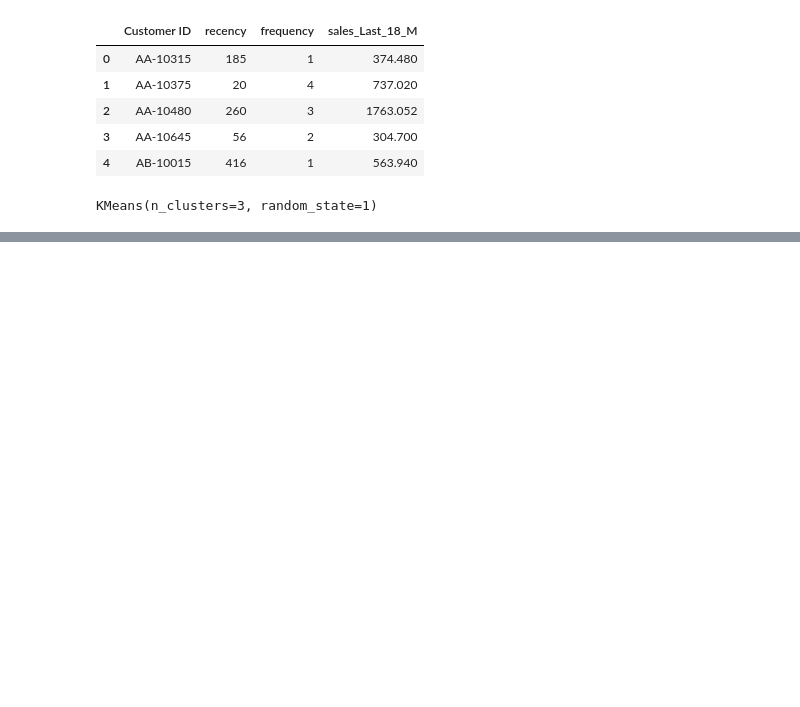
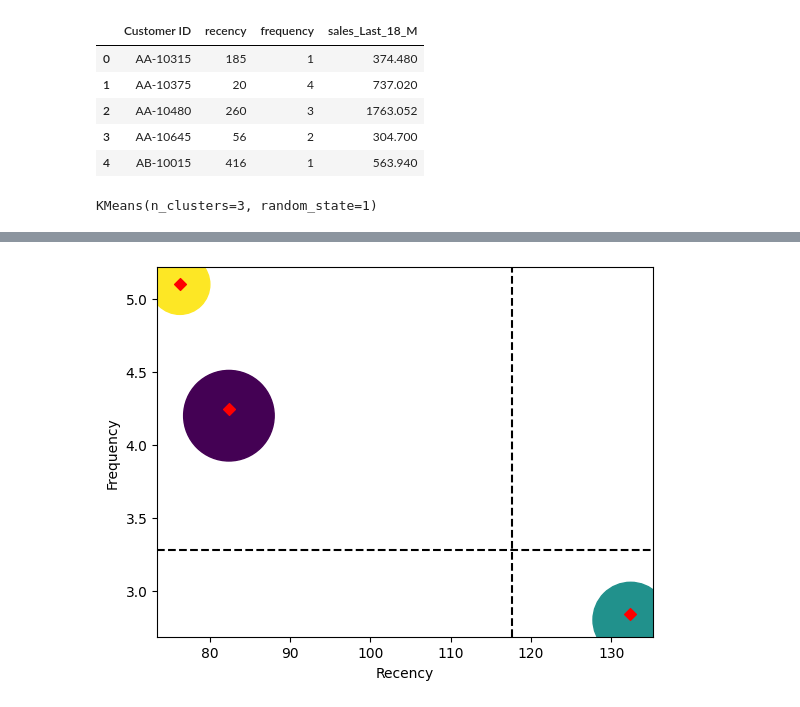
Before and after one commit to waseemshammout/amazon_customer_segmentation, a Jupyter notebook: notebook.ipynb, the cells around one changed output, grey strips where cells are left out. Saved outputs shown, nothing was run; the diff lists cells and outputs as text; code cells hidden in the pictures; blank space fills up the shorter version.

```diff
--- a/notebook.ipynb
+++ b/notebook.ipynb
@@ -85,0 +96,18 @@ customer_cluster_summary
+# %%
+import matplotlib.pyplot as plt
+
+# plt.scatter(data=datamart, x='recency', y='frequency', c='cluster', s='sales_Last_18_M')
+# plt.scatter(data=datamart, x='recency', y='frequency', c='cluster')
+plt.scatter(data=customer_cluster_summary, x='Mean_Recency', y='Mean_Frequency', s='Total_Sales_s', c='cluster')
+plt.scatter(x=km.cluster_centers_[:,0], y=km.cluster_centers_[:,1], marker='D', c='red')
+plt.axhline(y=f_line, color='k', linestyle='--', label='Mean='+str(f_line))
+plt.axvline(x=r_line, color='k', linestyle='--', label='Mean='+str(r_line))
+
+# plt.legend()
+# plt.xlim(0, 150)
+# plt.ylim(0, 6)
+plt.xlabel('Recency')
+plt.ylabel('Frequency')
+plt.show()
+# %% [output]
+[figure, added]
```
Also changed, not shown: parts of 3 cells of this notebook.
